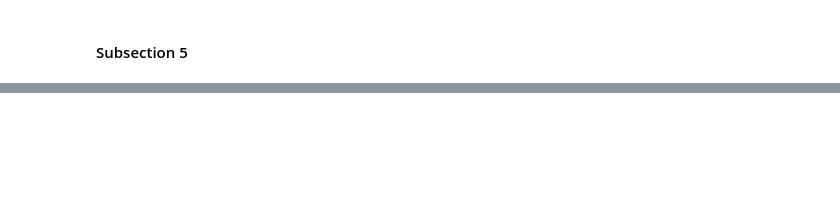
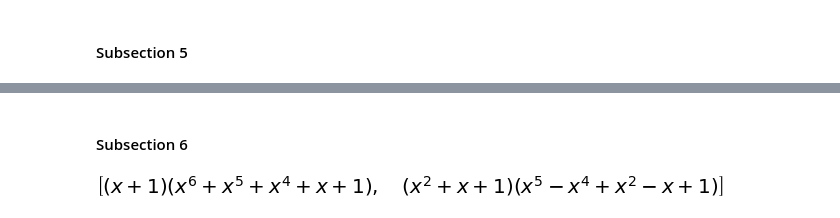
Before and after one commit to bolverk/mastermind, a Jupyter notebook: companion_to_galois_theory_through_exercises.ipynb, the cells around one changed output, grey strips where cells are left out. Saved outputs shown, nothing was run; the diff lists cells and outputs as text; code cells hidden in the pictures; blank space fills up the shorter version.

```diff
--- a/companion_to_galois_theory_through_exercises.ipynb
+++ b/companion_to_galois_theory_through_exercises.ipynb
@@ -420,0 +450,12 @@ sympy.factor(temp, modulus=3)
+# %% [markdown]
+#### Subsection 6
+# %%
+def ex3p8sc6():
+    import sympy
+    x = sympy.Symbol('x')
+    temp = sympy.poly(x**7+5*x**4+x**2+1)
+    return [sympy.factor(temp, modulus=2),
+            sympy.factor(temp, modulus=5)]
+ex3p8sc6()
+# %% [output]
+[figure, added]
```
Also changed, not shown: parts of 16 cells of this notebook.
